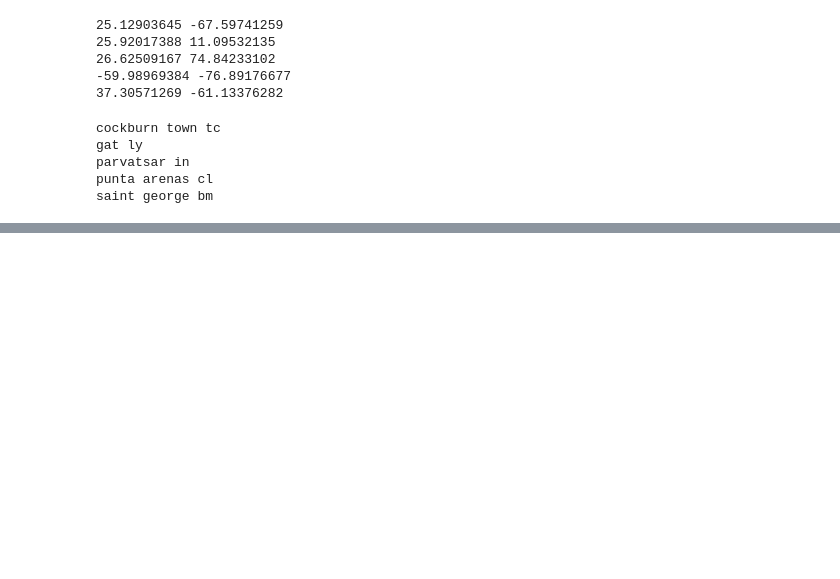
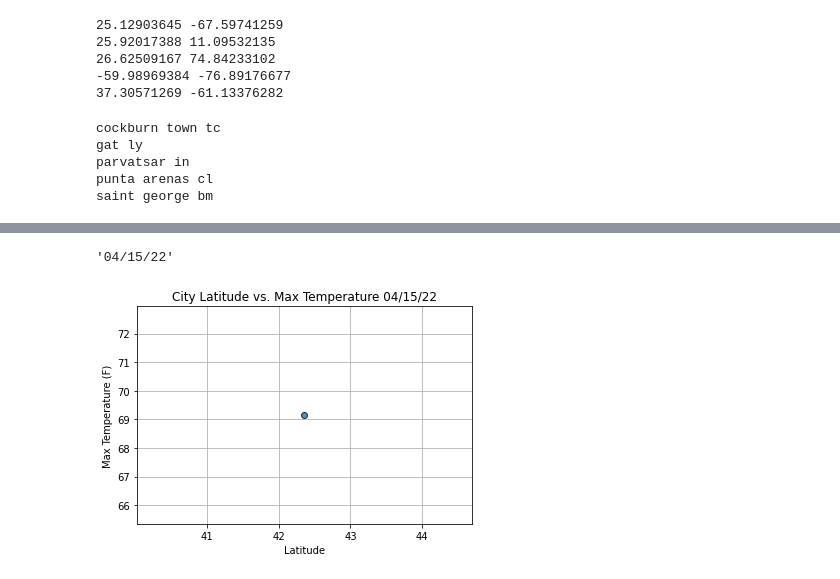
Before and after one commit to KathleenYager/World_Weather_Analysis, a Jupyter notebook: API_practice.ipynb, the cells around one changed output, grey strips where cells are left out. Cells and saved outputs as stored; diff of their text form; code cells hidden in the pictures; blank space fills up the shorter version.

```diff
--- a/API_practice.ipynb
+++ b/API_practice.ipynb
@@ -33,0 +40,4 @@ saint george bm
+# %%
+# Starting URL for Weather Map API Call.
+url = "http://api.openweathermap.org/data/2.5/weather?units=Imperial&APPID=" + weather_api_key
+print(url)
@@ -33,0 +118,5 @@ saint george bm
+# %%
+# Create an endpoint URL for a city.
+city_url = url + "&q=" + "Boston"
+city_weather = requests.get(city_url)
+city_weather.json()
@@ -33,0 +141,3 @@ saint george bm
+# %%
+# Get the JSON data.
+boston_data = city_weather.json()
@@ -33,0 +168,8 @@ saint george bm
+# %%
+lat = boston_data["coord"]["lat"]
+lng = boston_data["coord"]["lon"]
+max_temp = boston_data["main"]["temp_max"]
+humidity = boston_data["main"]["humidity"]
+clouds = boston_data["clouds"]["all"]
+wind = boston_data["wind"]["speed"]
+print(lat, lng, max_temp, humidity, clouds, wind)
@@ -33,0 +187,31 @@ saint george bm
+# %%
+# Import the time module.
+import time
+# Get today's date in seconds.
+today = time.strftime("%x")
+today
+# %% [output]
+'04/15/22'
+# %%
+# Import time module
+import time
+
+# Build the scatter plot for latitude vs. max temperature.
+plt.scatter(lat,
+            max_temp,
+            edgecolor="black", linewidths=1, marker="o",
+            alpha=0.8, label="Cities")
+
+# Incorporate the other graph properties.
+plt.title(f"City Latitude vs. Max Temperature "+ time.strftime("%x"))
+plt.ylabel("Max Temperature (F)")
+plt.xlabel("Latitude")
+plt.grid(True)
+
+# Save the figure.
+plt.savefig("weather_data/Fig1.png")
+
+# Show plot.
+plt.show()
+# %% [output]
+[figure, added]
```
Also changed, not shown: parts of 18 cells of this notebook, 3 other files.
